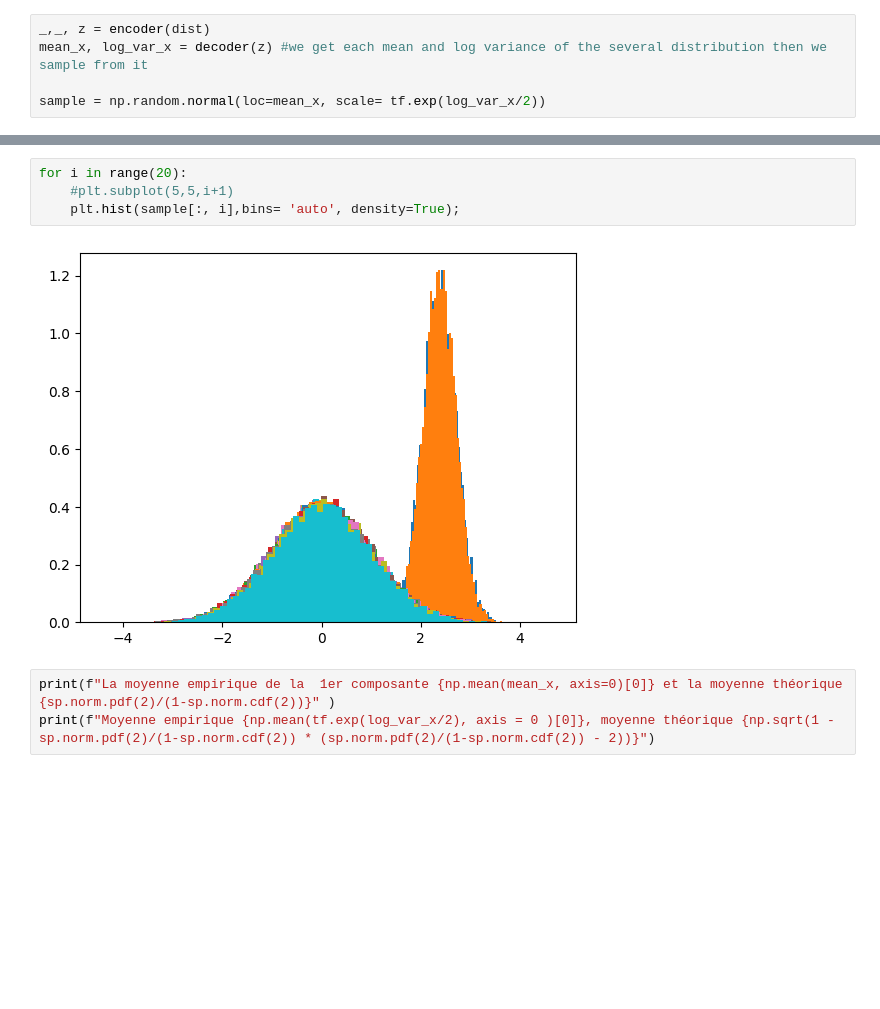
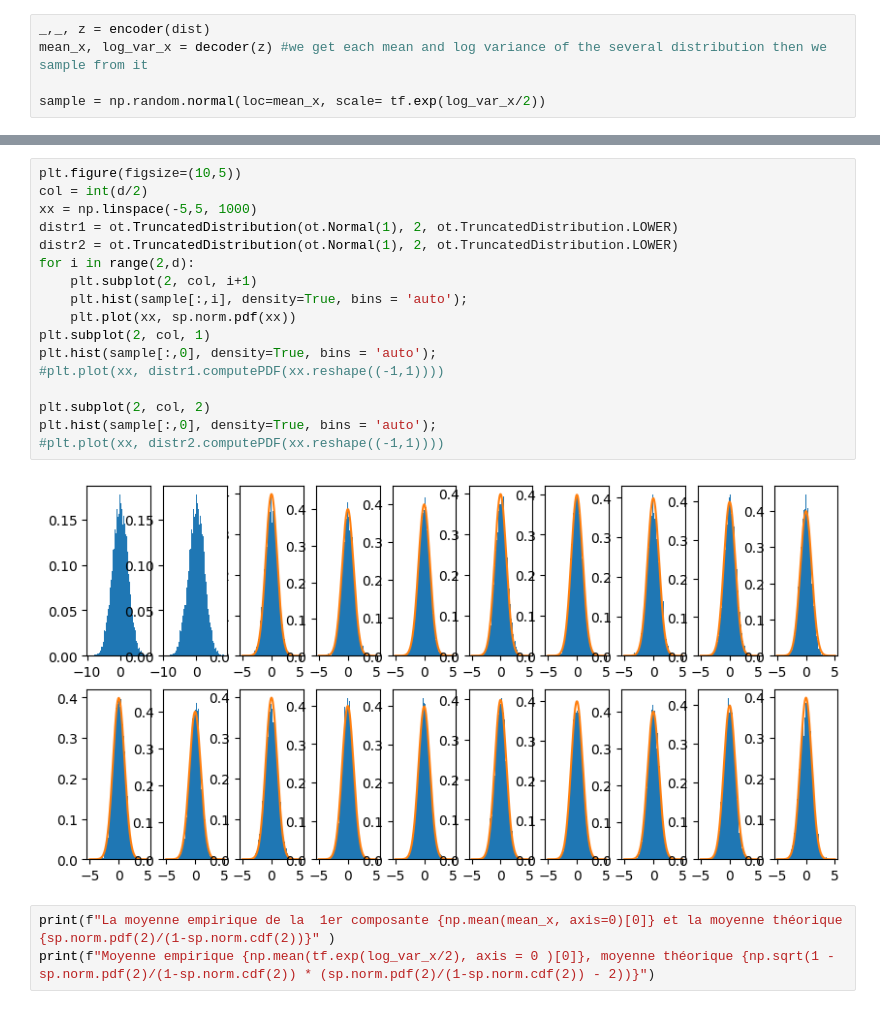
Before and after one commit to imn167/VAE_SS, a Jupyter notebook: 2_side_truncated.ipynb, the cells around one changed output, grey strips where cells are left out. Saved outputs shown, nothing was run; the diff lists cells and outputs as text; blank space fills up the shorter version.

```diff
--- a/2_side_truncated.ipynb
+++ b/2_side_truncated.ipynb
@@ -101,9 +112,22 @@ plt.scatter(z[:, 0], z[:, 1], s = 10)
-# %%
-for i in range(20):
-    #plt.subplot(5,5,i+1)
-    plt.hist(sample[:, i],bins= 'auto', density=True);
-# %% [output]
-[figure, removed]
+# %%
+plt.figure(figsize=(10,5))
+col = int(d/2)
+xx = np.linspace(-5,5, 1000)
+distr1 = ot.TruncatedDistribution(ot.Normal(1), 2, ot.TruncatedDistribution.LOWER)
+distr2 = ot.TruncatedDistribution(ot.Normal(1), 2, ot.TruncatedDistribution.LOWER)
+for i in range(2,d):
+    plt.subplot(2, col, i+1)
+    plt.hist(sample[:,i], density=True, bins = 'auto');
+    plt.plot(xx, sp.norm.pdf(xx))
+plt.subplot(2, col, 1)
+plt.hist(sample[:,0], density=True, bins = 'auto');
+#plt.plot(xx, distr1.computePDF(xx.reshape((-1,1))))
+
+plt.subplot(2, col, 2)
+plt.hist(sample[:,0], density=True, bins = 'auto');
+#plt.plot(xx, distr2.computePDF(xx.reshape((-1,1))))
+# %% [output]
+[figure, added]
 # %%
 print(f"La moyenne empirique de la  1er composante {np.mean(mean_x, axis=0)[0]} et la moyenne théorique  {sp.norm.pdf(2)/(1-sp.norm.cdf(2))}" )
 print(f"Moyenne empirique {np.mean(tf.exp(log_var_x/2), axis = 0 )[0]}, moyenne théorique {np.sqrt(1 - sp.norm.pdf(2)/(1-sp.norm.cdf(2)) * (sp.norm.pdf(2)/(1-sp.norm.cdf(2)) - 2))}")
```
Also changed, not shown: parts of 14 cells of this notebook, 4 other files.
